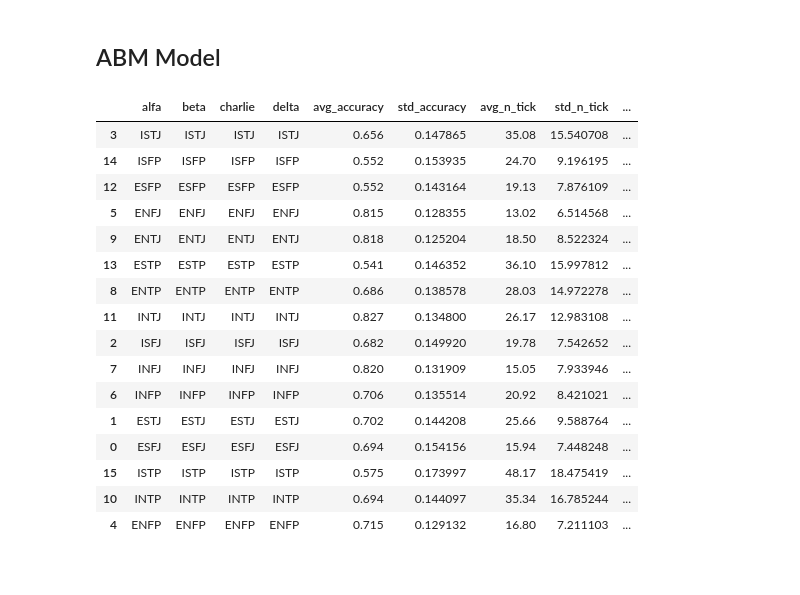
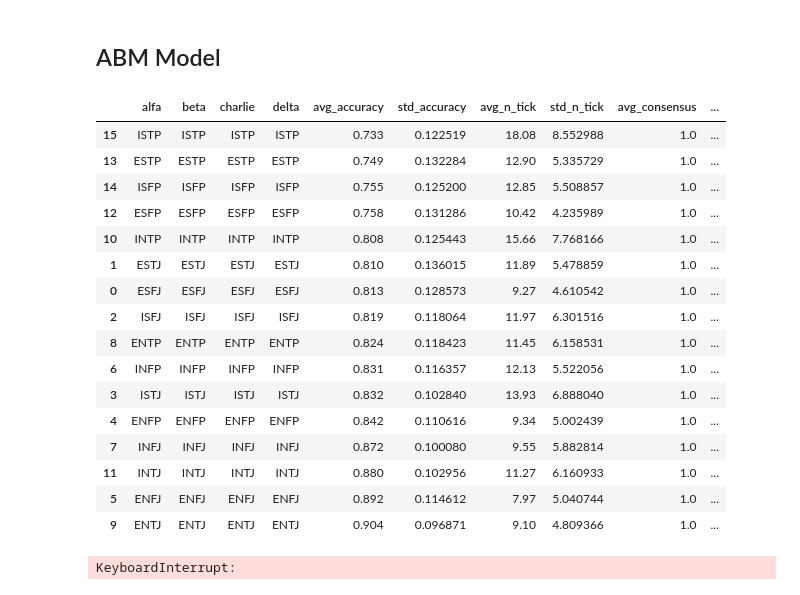
Before and after one commit to MinaAlmasi/ABM-study-group, a Jupyter notebook: ABM_Main.ipynb, the cells around one changed output. Saved outputs shown, nothing was run; the diff lists cells and outputs as text; code cells hidden in the pictures.

Commit message:
consensus tilbage, compromising, etc.

```diff
--- a/ABM_Main.ipynb
+++ b/ABM_Main.ipynb
@@ -328,6 +364,6 @@ print(studygroup1[0])
 # %%
 # Generating a True Solution
-true_solution_test = true_solution_generator(10, [1, 3])
+true_solution_test = true_solution_generator(10, [1, 2])
 # %%
 # Displaying the True Solution
 true_solution_test[0]
@@ -393,6 +429,7 @@ def exercise_run(student_list: list, max_ticks: int, n_part_exercises: int, rang
     n_tick_list = []
     weak_synergy_list = []
     strong_synergy_list = []
+    consensus_list = []
 
     ## ---- individual level ---- ###
     alfa_accuracy_list = []
@@ -433,6 +470,7 @@ def exercise_run(student_list: list, max_ticks: int, n_part_exercises: int, rang
         ## generating group solution ##
         group_solution = collaborative_solution(studygroup, max_ticks)
         n_tick_list.append(group_solution[1]) # appending the number of ticks
+        consensus_list.append(group_solution[2]) # appending whether a consensus was reached or not
 
         ## ---- MEASURES ---- ##
         ## calculating degree of adaptation ##
@@ -457,6 +495,7 @@ def exercise_run(student_list: list, max_ticks: int, n_part_exercises: int, rang
 
 
 
+    diversity_score = diversity_score_calculator(student_list)
 
     ## calculating the mean and standard deivations ##
     # ---- group level ---- #
@@ -465,6 +504,9 @@ def exercise_run(student_list: list, max_ticks: int, n_part_exercises: int, rang
 
     avg_group_n_tick = np.mean(n_tick_list)
     std_group_n_tick = np.std(n_tick_list)
+
+    avg_consensus = np.mean(consensus_list)
+    std_consensus = np.std(consensus_list)
 
     avg_weak_synergy  = np.mean(weak_synergy_list)
     std_weak_synergy = np.std(weak_synergy_list)
@@ -500,10 +542,13 @@ def exercise_run(student_list: list, max_ticks: int, n_part_exercises: int, rang
     'std_accuracy': std_group_accuracy,
     'avg_n_tick': avg_group_n_tick,
     'std_n_tick': std_group_n_tick,
+    'avg_consensus': avg_consensus,
+    'std_consensus': std_consensus,
     'avg_weak_synergy': avg_weak_synergy,
     'std_weak_synergy': std_weak_synergy,
     'avg_strong_synergy': avg_strong_synergy,
-    'std_strong_synergy': std_strong_synergy}
+    'std_strong_synergy': std_strong_synergy,
+    'diversity_score': diversity_score}
 
     exercise_run_list_ind = list(zip(student_list,
                                     [student_list, student_list, student_list, student_list],
@@ -514,7 +559,7 @@ def exercise_run(student_list: list, max_ticks: int, n_part_exercises: int, rang
     return exercise_run_dict_group, exercise_run_list_ind
 # %%
 def abm_model(condition, max_ticks: int, n_part_exercises: int, range_solution: list, n_simulations: int):
-    condition_group_df = pd.DataFrame(columns = ['alfa', 'beta', 'charlie', 'delta', 'avg_accuracy', 'std_accuracy', 'avg_n_tick', 'std_n_tick', 'avg_weak_synergy', 'std_weak_synergy', 'avg_strong_synergy', 'std_strong_synergy'])
+    condition_group_df = pd.DataFrame(columns = ['alfa', 'beta', 'charlie', 'delta', 'avg_accuracy', 'std_accuracy', 'avg_n_tick', 'std_n_tick', 'avg_consensus', 'std_consensus', 'avg_weak_synergy', 'std_weak_synergy', 'avg_strong_synergy', 'std_strong_synergy', 'diversity_score'])
     condition_ind_df = pd.DataFrame(columns=['type', 'studygroup', 'avg_accuracy', 'std_accuracy', 'avg_adaptation']) #'avg_accuracy', 'contribution', 'n_presentations'])
 
     for i in (range(len(condition.index))):
@@ -532,37 +577,39 @@ def abm_model(condition, max_ticks: int, n_part_exercises: int, range_solution:
     return condition_ind_df, condition_group_df
 # %%
 homogenous_ind_df, homogeous_group_df = abm_model(condition = homogenous,
-        max_ticks = 200,
+        max_ticks = 100,
         n_part_exercises = 10,
         range_solution = [1, 9],
         n_simulations = 100
         )
 # %%
-sorted_wsynergy_homogenous = homogeous_group_df.sort_values("avg_weak_synergy", ascending = True)
+sorted_wsynergy_homogenous = homogeous_group_df.sort_values("avg_accuracy", ascending = True)
 sorted_wsynergy_homogenous
 # %% [output]
-|  | alfa | beta | charlie | delta | avg_accuracy | std_accuracy | avg_n_tick | std_n_tick | ... |
-| 3 | ISTJ | ISTJ | ISTJ | ISTJ | 0.656 | 0.147865 | 35.08 | 15.540708 | ... |
-| 14 | ISFP | ISFP | ISFP | ISFP | 0.552 | 0.153935 | 24.70 | 9.196195 | ... |
-| 12 | ESFP | ESFP | ESFP | ESFP | 0.552 | 0.143164 | 19.13 | 7.876109 | ... |
-| 5 | ENFJ | ENFJ | ENFJ | ENFJ | 0.815 | 0.128355 | 13.02 | 6.514568 | ... |
-| 9 | ENTJ | ENTJ | ENTJ | ENTJ | 0.818 | 0.125204 | 18.50 | 8.522324 | ... |
-| 13 | ESTP | ESTP | ESTP | ESTP | 0.541 | 0.146352 | 36.10 | 15.997812 | ... |
-| 8 | ENTP | ENTP | ENTP | ENTP | 0.686 | 0.138578 | 28.03 | 14.972278 | ... |
-| 11 | INTJ | INTJ | INTJ | INTJ | 0.827 | 0.134800 | 26.17 | 12.983108 | ... |
-| 2 | ISFJ | ISFJ | ISFJ | ISFJ | 0.682 | 0.149920 | 19.78 | 7.542652 | ... |
-| 7 | INFJ | INFJ | INFJ | INFJ | 0.820 | 0.131909 | 15.05 | 7.933946 | ... |
-| 6 | INFP | INFP | INFP | INFP | 0.706 | 0.135514 | 20.92 | 8.421021 | ... |
-| 1 | ESTJ | ESTJ | ESTJ | ESTJ | 0.702 | 0.144208 | 25.66 | 9.588764 | ... |
-| 0 | ESFJ | ESFJ | ESFJ | ESFJ | 0.694 | 0.154156 | 15.94 | 7.448248 | ... |
-| 15 | ISTP | ISTP | ISTP | ISTP | 0.575 | 0.173997 | 48.17 | 18.475419 | ... |
-| 10 | INTP | INTP | INTP | INTP | 0.694 | 0.144097 | 35.34 | 16.785244 | ... |
-| 4 | ENFP | ENFP | ENFP | ENFP | 0.715 | 0.129132 | 16.80 | 7.211103 | ... |
+|  | alfa | beta | charlie | delta | avg_accuracy | std_accuracy | avg_n_tick | std_n_tick | avg_consensus | ... |
+| 15 | ISTP | ISTP | ISTP | ISTP | 0.733 | 0.122519 | 18.08 | 8.552988 | 1.0 | ... |
+| 13 | ESTP | ESTP | ESTP | ESTP | 0.749 | 0.132284 | 12.90 | 5.335729 | 1.0 | ... |
+| 14 | ISFP | ISFP | ISFP | ISFP | 0.755 | 0.125200 | 12.85 | 5.508857 | 1.0 | ... |
+| 12 | ESFP | ESFP | ESFP | ESFP | 0.758 | 0.131286 | 10.42 | 4.235989 | 1.0 | ... |
+| 10 | INTP | INTP | INTP | INTP | 0.808 | 0.125443 | 15.66 | 7.768166 | 1.0 | ... |
+| 1 | ESTJ | ESTJ | ESTJ | ESTJ | 0.810 | 0.136015 | 11.89 | 5.478859 | 1.0 | ... |
+| 0 | ESFJ | ESFJ | ESFJ | ESFJ | 0.813 | 0.128573 | 9.27 | 4.610542 | 1.0 | ... |
+| 2 | ISFJ | ISFJ | ISFJ | ISFJ | 0.819 | 0.118064 | 11.97 | 6.301516 | 1.0 | ... |
+| 8 | ENTP | ENTP | ENTP | ENTP | 0.824 | 0.118423 | 11.45 | 6.158531 | 1.0 | ... |
+| 6 | INFP | INFP | INFP | INFP | 0.831 | 0.116357 | 12.13 | 5.522056 | 1.0 | ... |
+| 3 | ISTJ | ISTJ | ISTJ | ISTJ | 0.832 | 0.102840 | 13.93 | 6.888040 | 1.0 | ... |
+| 4 | ENFP | ENFP | ENFP | ENFP | 0.842 | 0.110616 | 9.34 | 5.002439 | 1.0 | ... |
+| 7 | INFJ | INFJ | INFJ | INFJ | 0.872 | 0.100080 | 9.55 | 5.882814 | 1.0 | ... |
+| 11 | INTJ | INTJ | INTJ | INTJ | 0.880 | 0.102956 | 11.27 | 6.160933 | 1.0 | ... |
+| 5 | ENFJ | ENFJ | ENFJ | ENFJ | 0.892 | 0.114612 | 7.97 | 5.040744 | 1.0 | ... |
+| 9 | ENTJ | ENTJ | ENTJ | ENTJ | 0.904 | 0.096871 | 9.10 | 4.809366 | 1.0 | ... |
 # %%
 fifty_ind, fifty_group = abm_model(condition = fiftyfifty,
-        max_ticks = 200,
+        max_ticks = 30,
         n_part_exercises = 10,
         range_solution = [1, 9],
         n_simulations = 100
         )
+# %% [output]
+KeyboardInterrupt:
 # %%
```
Also changed, not shown: parts of 19 cells of this notebook.
